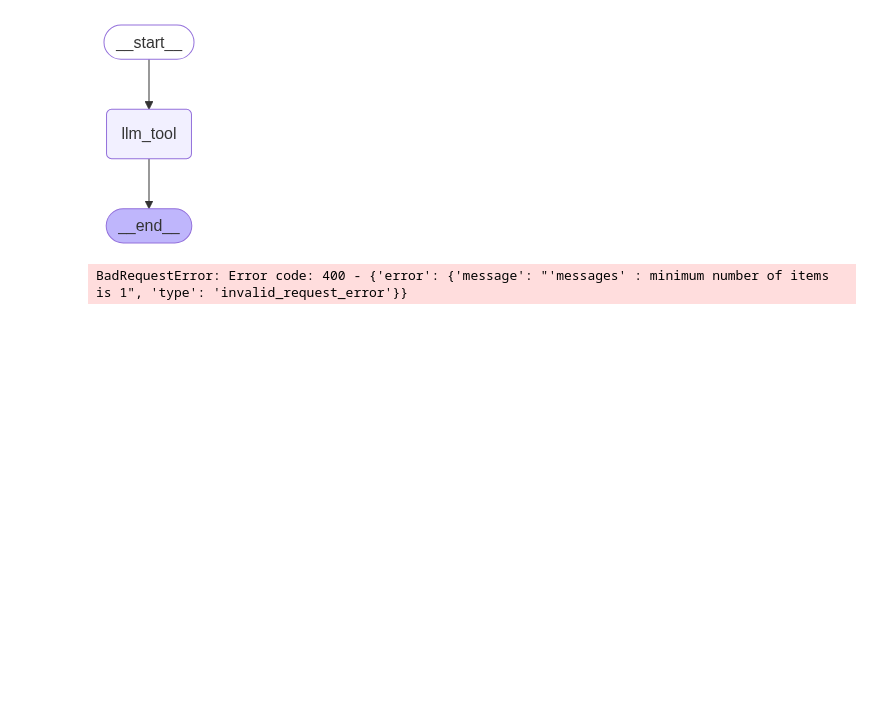
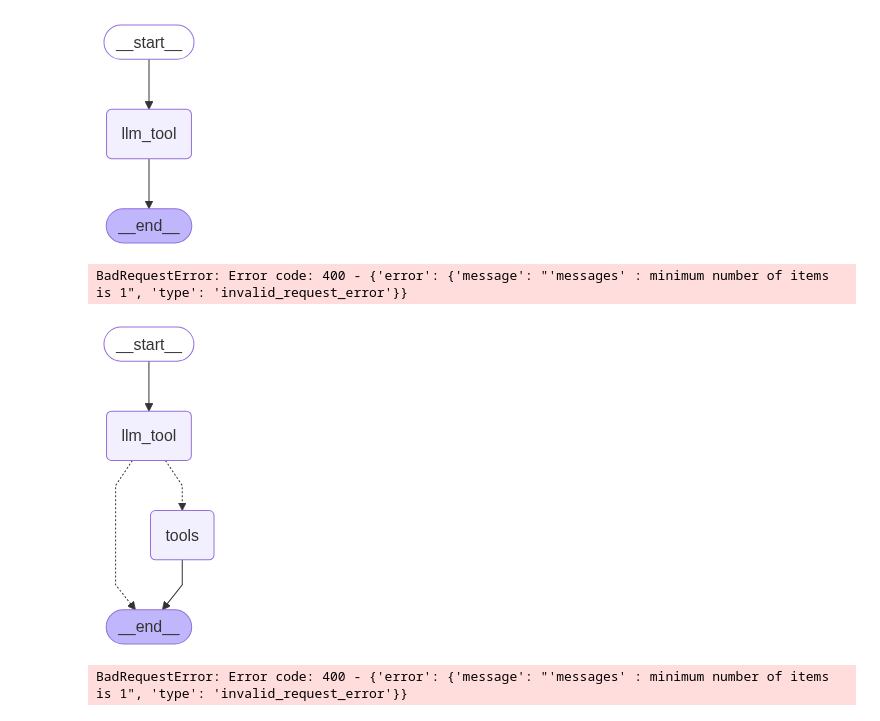
Before and after one commit to Sreys10/agentic_ai, a Jupyter notebook: langgraph_basics/chainsLanggraphs.ipynb, the cells around one changed output. Cells and saved outputs as stored; diff of their text form; code cells hidden in the pictures; blank space fills up the shorter version.

Commit message:
added tools in the chatbot

```diff
--- a/langgraph_basics/chainsLanggraphs.ipynb
+++ b/langgraph_basics/chainsLanggraphs.ipynb
@@ -154,3 +154,46 @@ for message in messages["messages"]:
     message.pretty_print()
 # %% [output]
 BadRequestError: Error code: 400 - {'error': {'message': "'messages' : minimum number of items is 1", 'type': 'invalid_request_error'}}
+# %%
+
+tools=[add]
+# %%
+
+from langgraph.prebuilt import ToolNode
+from langgraph.prebuilt import tools_condition
+
+builder= StateGraph(State)
+
+## add the nodes
+
+builder.add_node(
+    "llm_tool",llm_tool)
+
+builder.add_node("tools", ToolNode(tools))
+
+## adding the edge
+builder.add_edge(START,"llm_tool")
+builder.add_conditional_edges(
+    "llm_tool",
+    tools_condition
+)
+
+builder.add_edge("tools", END)
+
+graph=builder.compile()
+# %%
+display(Image(graph.get_graph().draw_mermaid_png()))
+# %% [output]
+[figure, added]
+# %%
+from langchain_core.messages import HumanMessage
+
+# Pass messages as a list containing a HumanMessage object
+messages = graph.invoke({
+    "messages": [HumanMessage(content="what is 2 plus 2")]  # List of messages
+})
+
+for message in messages["messages"]:
+    message.pretty_print()
+# %% [output]
+BadRequestError: Error code: 400 - {'error': {'message': "'messages' : minimum number of items is 1", 'type': 'invalid_request_error'}}
```
Also changed, not shown: parts of 2 cells of this notebook, 4 other files.
